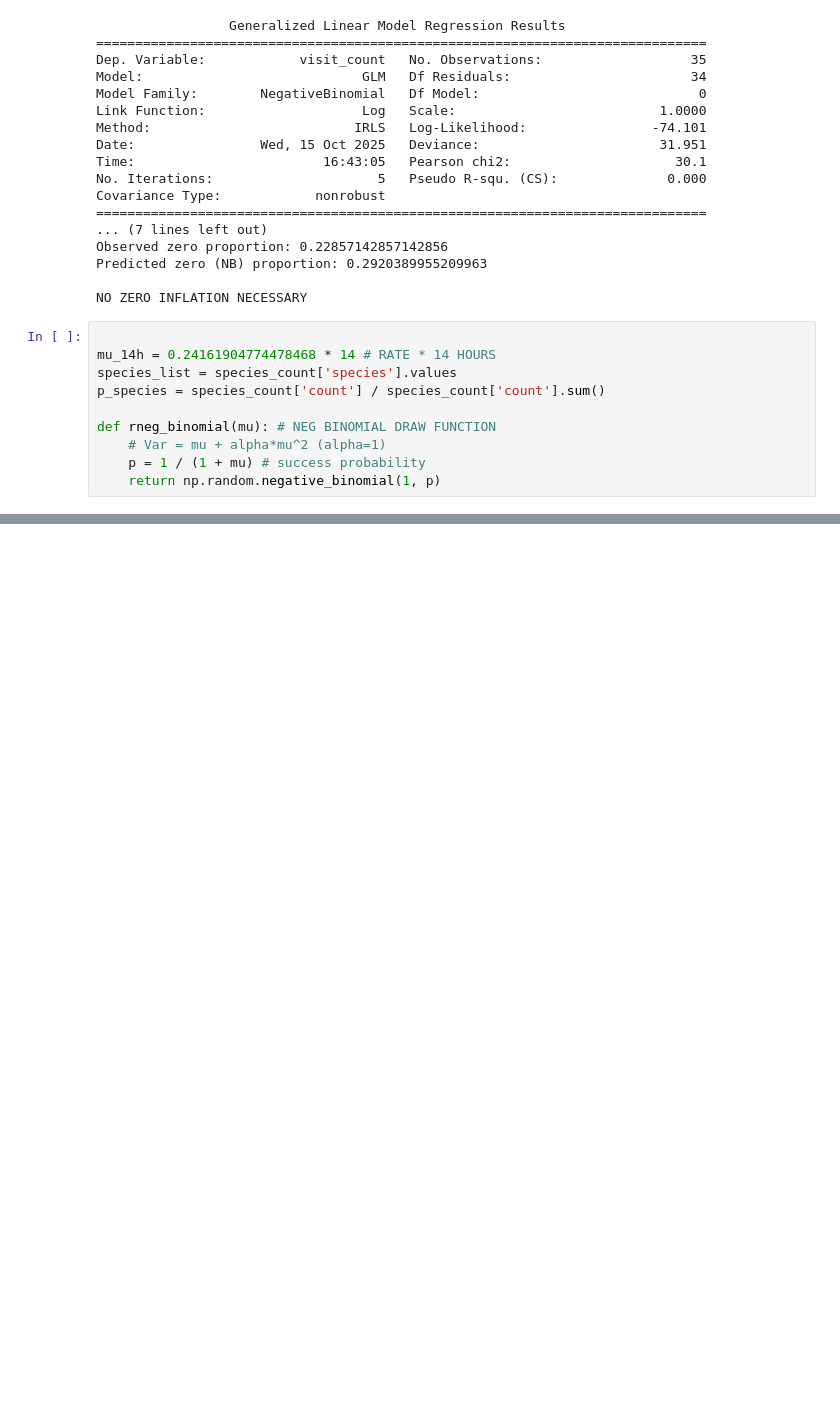
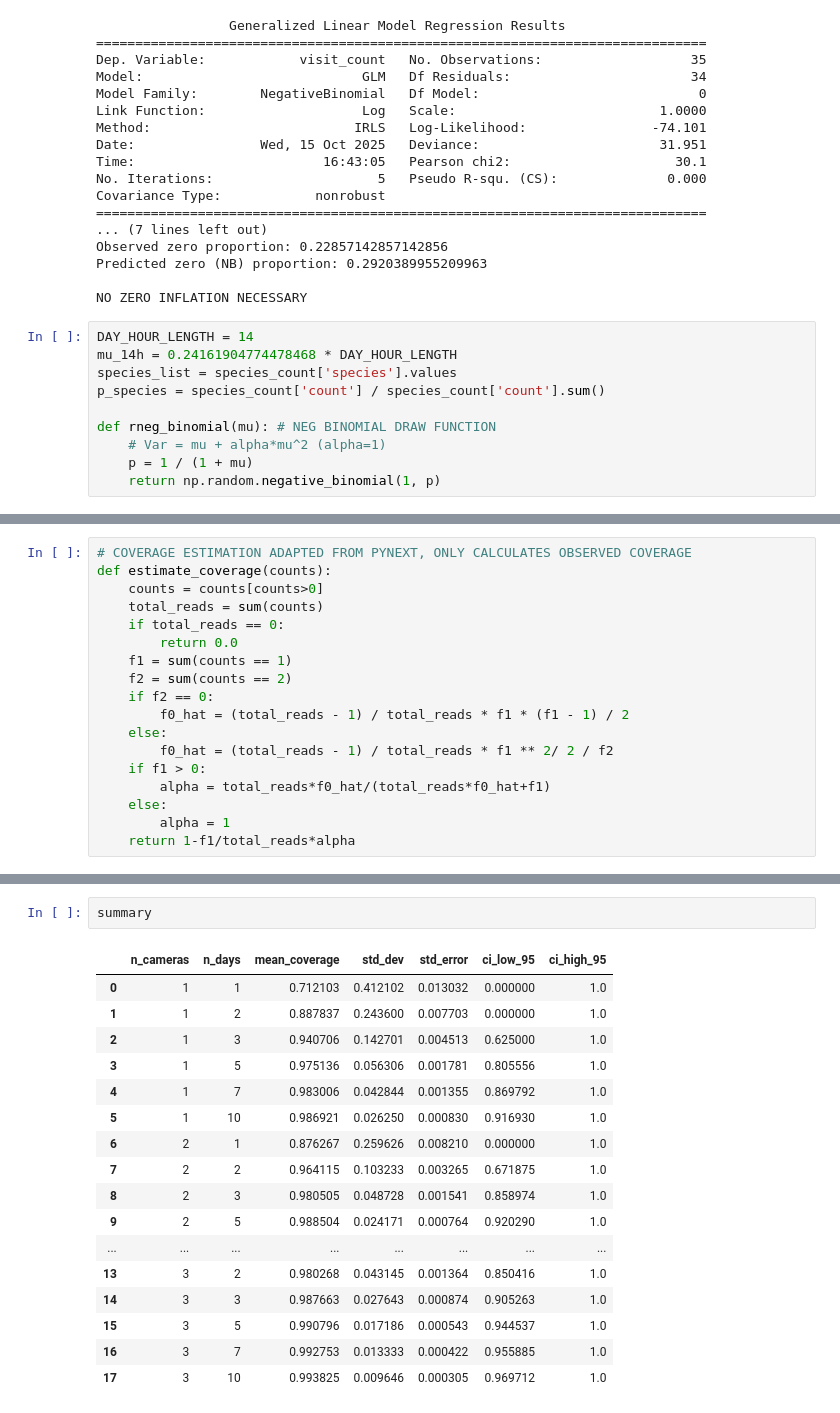
Before and after one commit to mparkergetz/bee_cam_data_processing, a Jupyter notebook: nb7_trapday_resampling.ipynb, the cells around one changed output, grey strips where cells are left out. Cells and saved outputs as stored; diff of their text form; blank space fills up the shorter version.

```diff
--- a/nb7_trapday_resampling.ipynb
+++ b/nb7_trapday_resampling.ipynb
@@ -91,13 +91,13 @@ Predicted zero (NB) proportion: 0.2920389955209963
 
 NO ZERO INFLATION NECESSARY
 # %%
-
-mu_14h = 0.24161904774478468 * 14 # RATE * 14 HOURS
+DAY_HOUR_LENGTH = 14
+mu_14h = 0.24161904774478468 * DAY_HOUR_LENGTH
 species_list = species_count['species'].values
 p_species = species_count['count'] / species_count['count'].sum()
 
 def rneg_binomial(mu): # NEG BINOMIAL DRAW FUNCTION
     # Var = mu + alpha*mu^2 (alpha=1)
-    p = 1 / (1 + mu) # success probability
+    p = 1 / (1 + mu)
     return np.random.negative_binomial(1, p)
 # %%
@@ -285,0 +189,18 @@ coverage_summary.to_csv('csvs/boot_out_1k.csv')
+# %%
+# COVERAGE ESTIMATION ADAPTED FROM PYNEXT, ONLY CALCULATES OBSERVED COVERAGE
+def estimate_coverage(counts):
+    counts = counts[counts>0]
+    total_reads = sum(counts)
+    if total_reads == 0:
+        return 0.0
+    f1 = sum(counts == 1)
+    f2 = sum(counts == 2)
+    if f2 == 0:
+        f0_hat = (total_reads - 1) / total_reads * f1 * (f1 - 1) / 2
+    else:
+        f0_hat = (total_reads - 1) / total_reads * f1 ** 2/ 2 / f2
+    if f1 > 0:
+        alpha = total_reads*f0_hat/(total_reads*f0_hat+f1)
+    else:
+        alpha = 1
+    return 1-f1/total_reads*alpha
@@ -285,0 +223,20 @@ coverage_summary.to_csv('csvs/boot_out_1k.csv')
+# %%
+summary
+# %% [output]
+|  | n_cameras | n_days | mean_coverage | std_dev | std_error | ci_low_95 | ci_high_95 |
+| 0 | 1 | 1 | 0.712103 | 0.412102 | 0.013032 | 0.000000 | 1.0 |
+| 1 | 1 | 2 | 0.887837 | 0.243600 | 0.007703 | 0.000000 | 1.0 |
+| 2 | 1 | 3 | 0.940706 | 0.142701 | 0.004513 | 0.625000 | 1.0 |
+| 3 | 1 | 5 | 0.975136 | 0.056306 | 0.001781 | 0.805556 | 1.0 |
+| 4 | 1 | 7 | 0.983006 | 0.042844 | 0.001355 | 0.869792 | 1.0 |
+| 5 | 1 | 10 | 0.986921 | 0.026250 | 0.000830 | 0.916930 | 1.0 |
+| 6 | 2 | 1 | 0.876267 | 0.259626 | 0.008210 | 0.000000 | 1.0 |
+| 7 | 2 | 2 | 0.964115 | 0.103233 | 0.003265 | 0.671875 | 1.0 |
+| 8 | 2 | 3 | 0.980505 | 0.048728 | 0.001541 | 0.858974 | 1.0 |
+| 9 | 2 | 5 | 0.988504 | 0.024171 | 0.000764 | 0.920290 | 1.0 |
+| ... | ... | ... | ... | ... | ... | ... | ... |
+| 13 | 3 | 2 | 0.980268 | 0.043145 | 0.001364 | 0.850416 | 1.0 |
+| 14 | 3 | 3 | 0.987663 | 0.027643 | 0.000874 | 0.905263 | 1.0 |
+| 15 | 3 | 5 | 0.990796 | 0.017186 | 0.000543 | 0.944537 | 1.0 |
+| 16 | 3 | 7 | 0.992753 | 0.013333 | 0.000422 | 0.955885 | 1.0 |
+| 17 | 3 | 10 | 0.993825 | 0.009646 | 0.000305 | 0.969712 | 1.0 |
```
Also changed, not shown: parts of 17 cells of this notebook, 1 other file.
